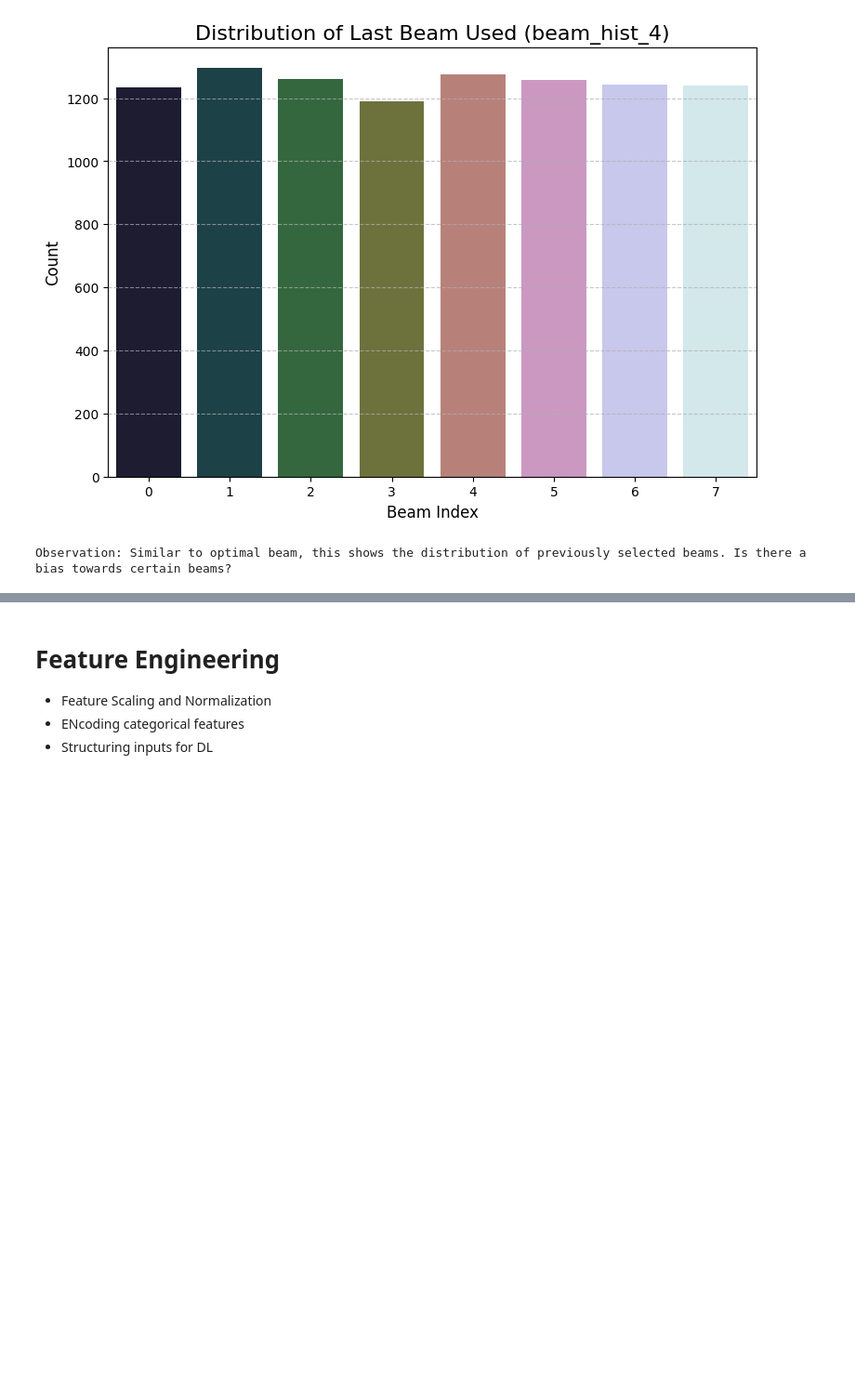
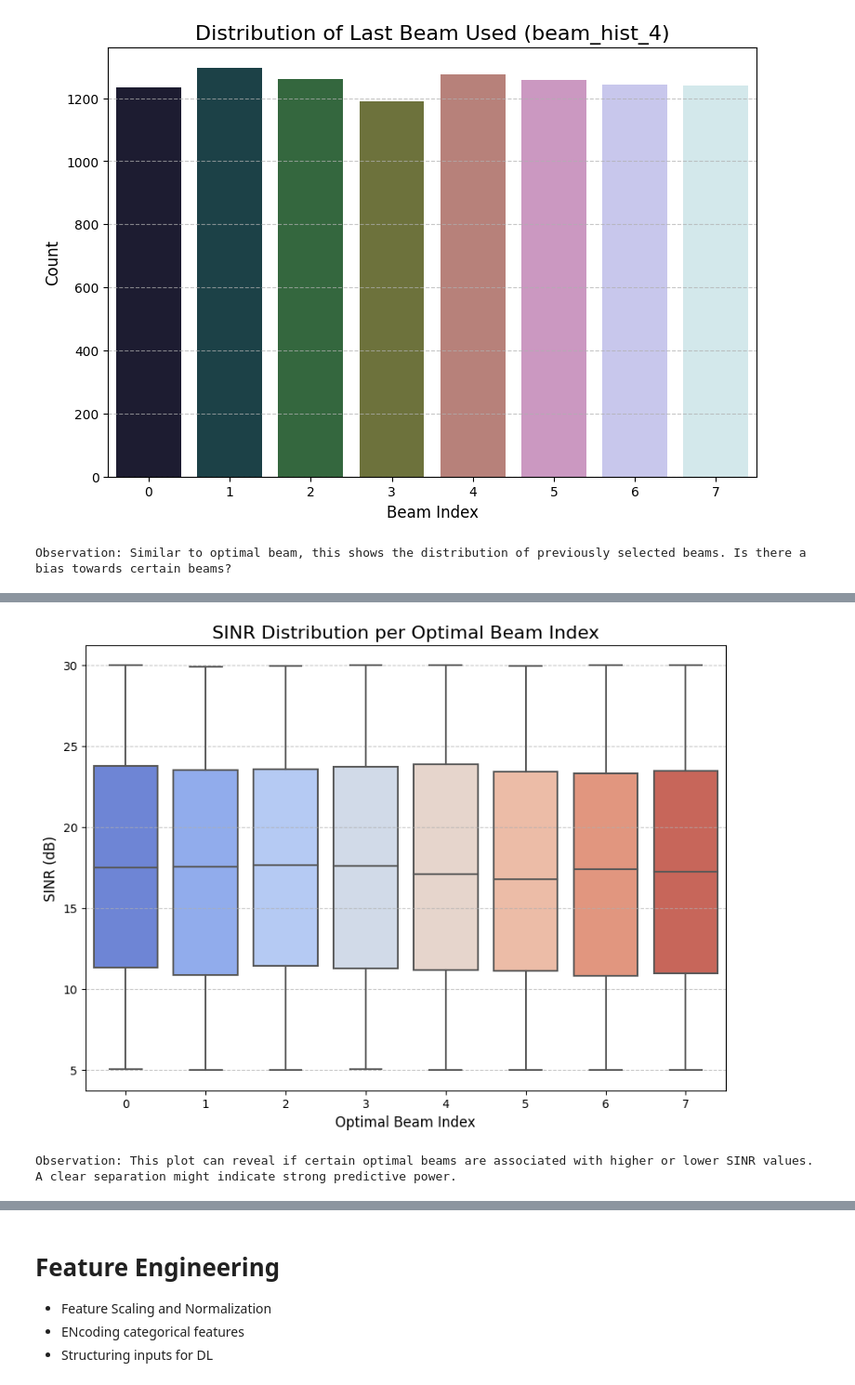
Before and after one commit to MrSimple07/PhD_TUS, a Jupyter notebook: beamforming-analysis-1.ipynb, the cells around one changed output, grey strips where cells are left out. Shown at 93% size. Saved outputs shown, nothing was run; the diff lists cells and outputs as text; code cells hidden in the pictures; blank space fills up the shorter version.

```diff
--- a/beamforming-analysis-1.ipynb
+++ b/beamforming-analysis-1.ipynb
@@ -236,0 +240,16 @@ Observation: Similar to optimal beam, this shows the distribution of previously
+# %%
+# 2.1 SINR vs. Optimal Beam Index (Box Plot)
+# How does SINR vary for different optimal beams?
+plt.figure(figsize=(10, 7))
+sns.boxplot(x='optimal_beam_index', y='sinr', data=dataset, palette='coolwarm')
+plt.title('SINR Distribution per Optimal Beam Index', fontsize=16)
+plt.xlabel('Optimal Beam Index', fontsize=12)
+plt.ylabel('SINR (dB)', fontsize=12)
+plt.grid(axis='y', linestyle='--', alpha=0.7)
+plt.xticks(fontsize=10)
+plt.yticks(fontsize=10)
+plt.show()
+print("Observation: This plot can reveal if certain optimal beams are associated with higher or lower SINR values. A clear separation might indicate strong predictive power.")
+# %% [output]
+[figure, added]
+Observation: This plot can reveal if certain optimal beams are associated with higher or lower SINR values. A clear separation might indicate strong predictive power.
```
Also changed, not shown: parts of 4 cells of this notebook.
